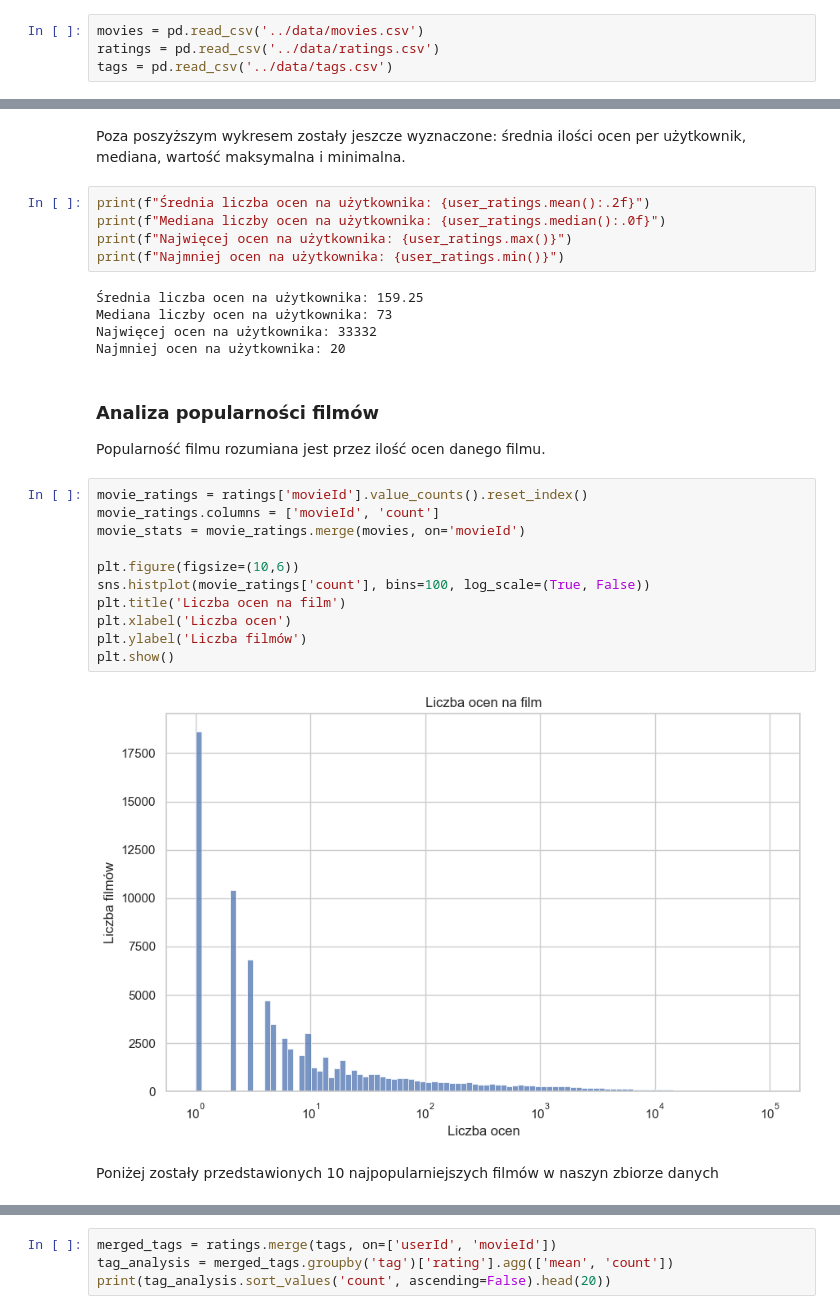
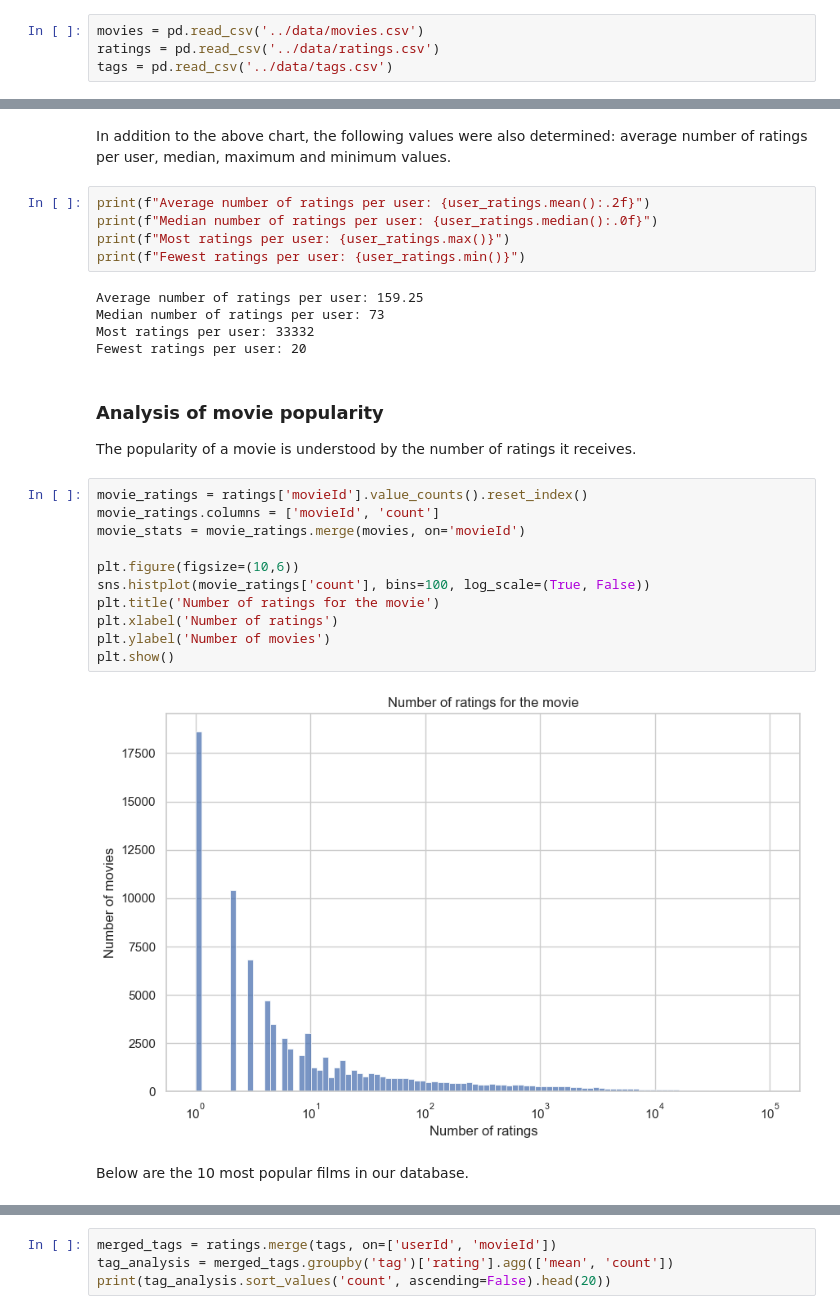
Before and after one commit to p10tr13/movie_recommender, a Jupyter notebook: notebooks/eda.ipynb, the cells around one changed output, grey strips where cells are left out. Saved outputs shown, nothing was run; the diff lists cells and outputs as text.

```diff
--- a/notebooks/eda.ipynb
+++ b/notebooks/eda.ipynb
@@ -85,32 +85,32 @@ plt.show()
 # %% [markdown]
-Poza poszyższym wykresem zostały jeszcze wyznaczone: średnia ilości ocen per użytkownik, mediana, wartość maksymalna i minimalna.
+In addition to the above chart, the following values were also determined: average number of ratings per user, median, maximum and minimum values.
 # %%
-print(f"Średnia liczba ocen na użytkownika: {user_ratings.mean():.2f}")
-print(f"Mediana liczby ocen na użytkownika: {user_ratings.median():.0f}")
-print(f"Najwięcej ocen na użytkownika: {user_ratings.max()}")
-print(f"Najmniej ocen na użytkownika: {user_ratings.min()}")
+print(f"Average number of ratings per user: {user_ratings.mean():.2f}")
+print(f"Median number of ratings per user: {user_ratings.median():.0f}")
+print(f"Most ratings per user: {user_ratings.max()}")
+print(f"Fewest ratings per user: {user_ratings.min()}")
 # %% [output]
-Średnia liczba ocen na użytkownika: 159.25
-Mediana liczby ocen na użytkownika: 73
-Najwięcej ocen na użytkownika: 33332
-Najmniej ocen na użytkownika: 20
+Average number of ratings per user: 159.25
+Median number of ratings per user: 73
+Most ratings per user: 33332
+Fewest ratings per user: 20
 # %% [markdown]
-### Analiza popularności filmów
-Popularność filmu rozumiana jest przez ilość ocen danego filmu.
+### Analysis of movie popularity
+The popularity of a movie is understood by the number of ratings it receives.
 # %%
 movie_ratings = ratings['movieId'].value_counts().reset_index()
 movie_ratings.columns = ['movieId', 'count']
 movie_stats = movie_ratings.merge(movies, on='movieId')
 
 plt.figure(figsize=(10,6))
 sns.histplot(movie_ratings['count'], bins=100, log_scale=(True, False))
-plt.title('Liczba ocen na film')
-plt.xlabel('Liczba ocen')
-plt.ylabel('Liczba filmów')
+plt.title('Number of ratings for the movie')
+plt.xlabel('Number of ratings')
+plt.ylabel('Number of movies')
 plt.show()
 # %% [output]
-[figure, old version]
+[figure, new version]
 # %% [markdown]
-Poniżej zostały przedstawionych 10 najpopularniejszych filmów w naszyn zbiorze danych
+Below are the 10 most popular films in our database.
 # %%
 top_movies = movie_stats.sort_values('count', ascending=False).head(10)
```
Also changed, not shown: parts of 40 cells of this notebook.
